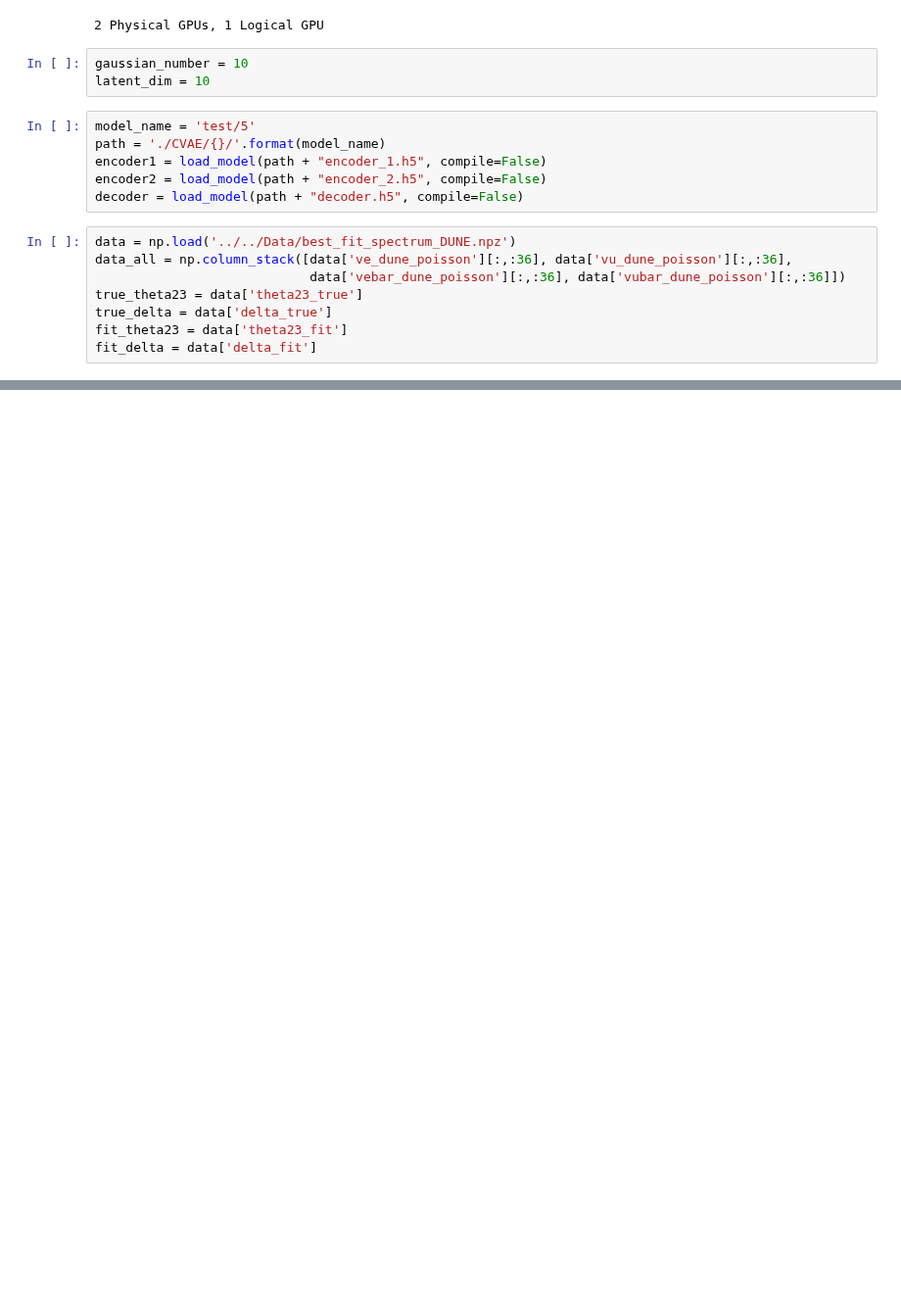
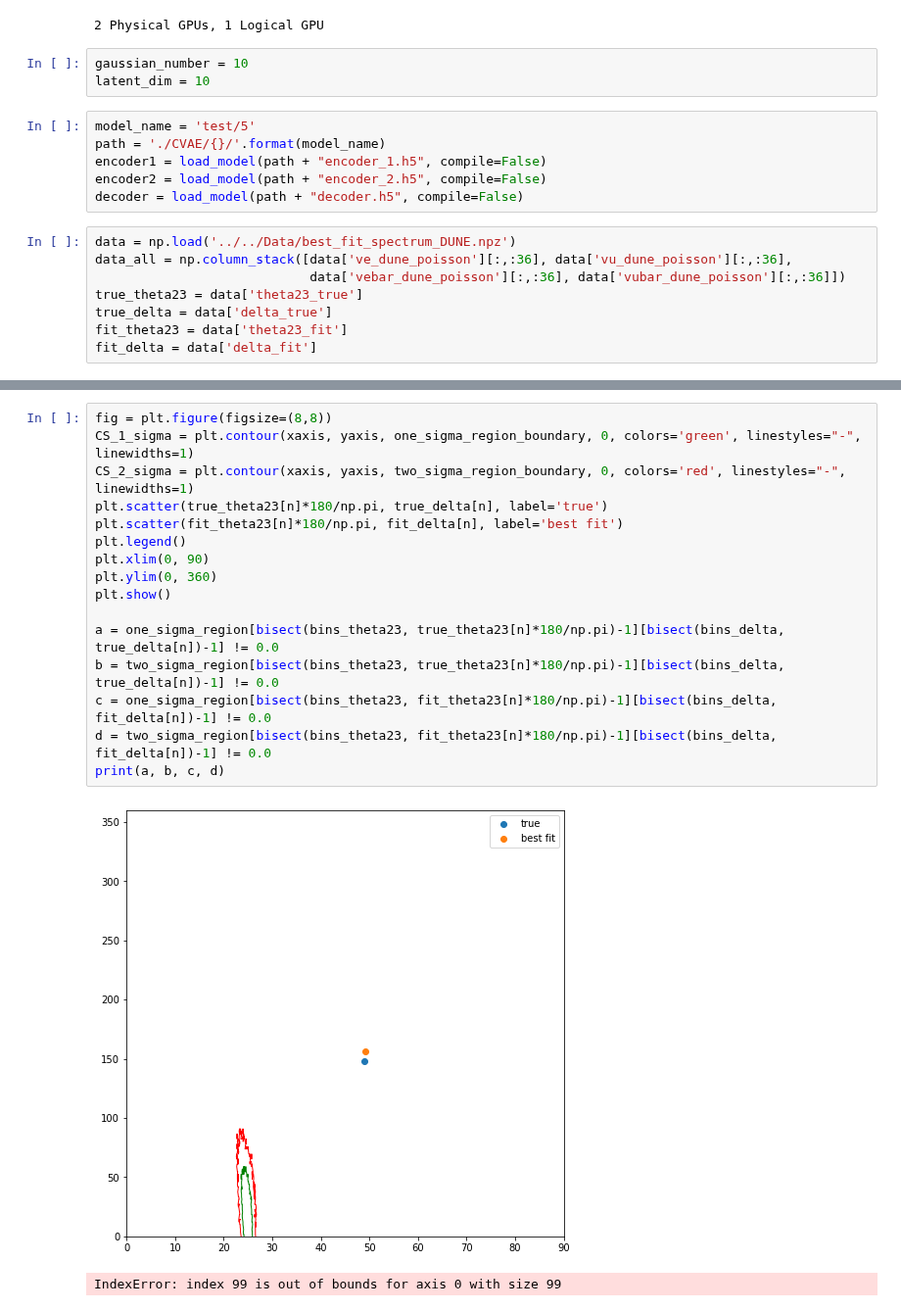
Before and after one commit to davidho27941/ML4NO, a Jupyter notebook: ML_DUNE/Regression/true_ML_BestFit_CVAE.ipynb, the cells around one changed output, grey strips where cells are left out. Shown at 98% size. Saved outputs shown, nothing was run; the diff lists cells and outputs as text; blank space fills up the shorter version.

```diff
--- a/ML_DUNE/Regression/true_ML_BestFit_CVAE.ipynb
+++ b/ML_DUNE/Regression/true_ML_BestFit_CVAE.ipynb
@@ -100,0 +140,19 @@ plt.show()
+# %%
+fig = plt.figure(figsize=(8,8))
+CS_1_sigma = plt.contour(xaxis, yaxis, one_sigma_region_boundary, 0, colors='green', linestyles="-", linewidths=1)
+CS_2_sigma = plt.contour(xaxis, yaxis, two_sigma_region_boundary, 0, colors='red', linestyles="-", linewidths=1)
+plt.scatter(true_theta23[n]*180/np.pi, true_delta[n], label='true')
+plt.scatter(fit_theta23[n]*180/np.pi, fit_delta[n], label='best fit')
+plt.legend()
+plt.xlim(0, 90)
+plt.ylim(0, 360)
+plt.show()
+
+a = one_sigma_region[bisect(bins_theta23, true_theta23[n]*180/np.pi)-1][bisect(bins_delta, true_delta[n])-1] != 0.0
+b = two_sigma_region[bisect(bins_theta23, true_theta23[n]*180/np.pi)-1][bisect(bins_delta, true_delta[n])-1] != 0.0
+c = one_sigma_region[bisect(bins_theta23, fit_theta23[n]*180/np.pi)-1][bisect(bins_delta, fit_delta[n])-1] != 0.0
+d = two_sigma_region[bisect(bins_theta23, fit_theta23[n]*180/np.pi)-1][bisect(bins_delta, fit_delta[n])-1] != 0.0
+print(a, b, c, d)
+# %% [output]
+[figure, added]
+IndexError: index 99 is out of bounds for axis 0 with size 99
```
Also changed, not shown: parts of 10 cells of this notebook, 4 other files.
